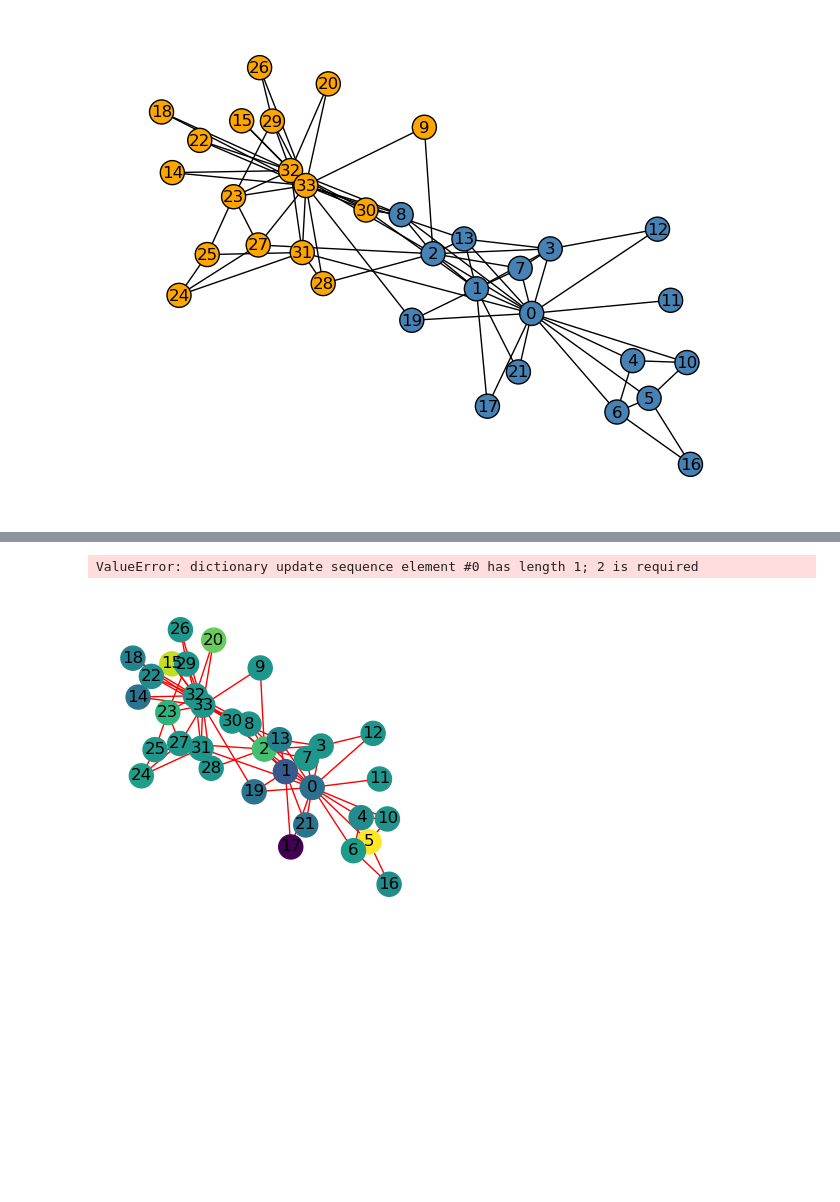
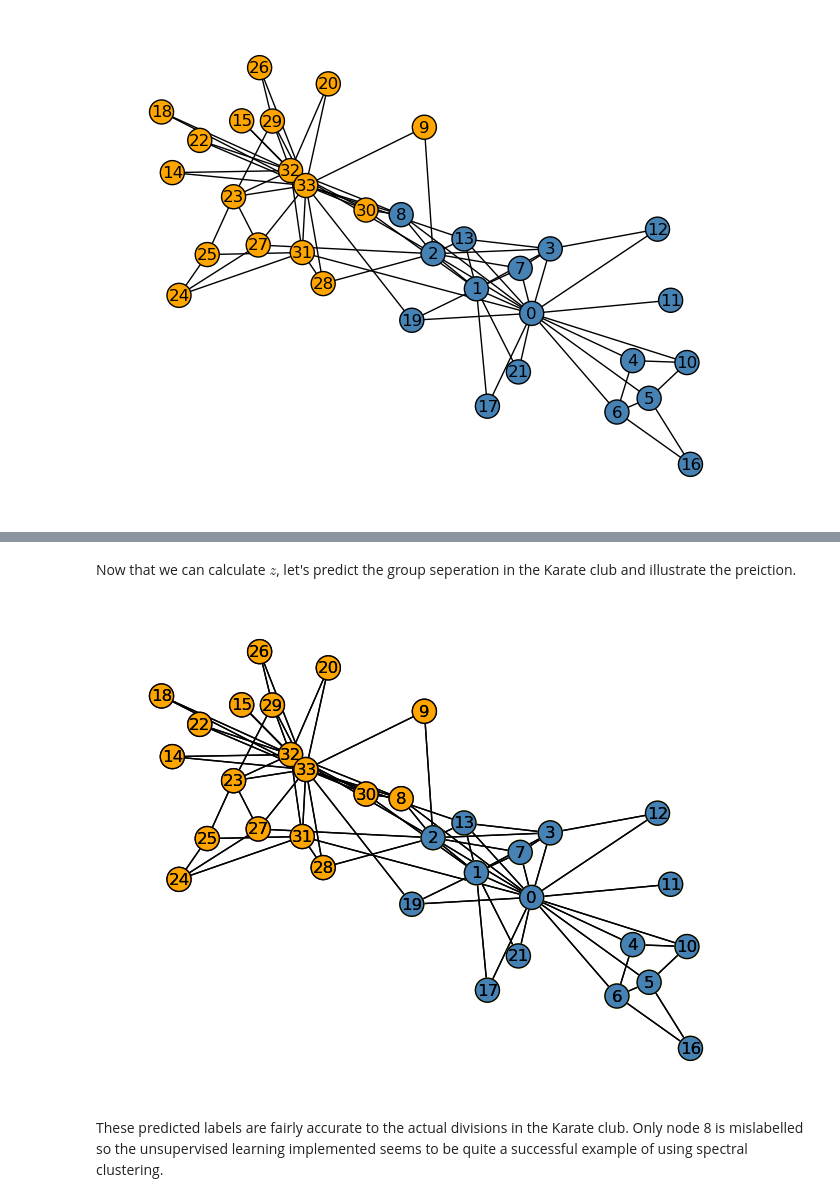
Before and after one commit to kate-kenny/kate-kenny.github.io, a Jupyter notebook: posts/blog7/Unsupervised Learning.ipynb, the cells around one changed output, grey strips where cells are left out. Drawn from its saved outputs; the diff is of its cells as text; code cells hidden in the pictures; blank space fills up the shorter version.

Commit message:
unsupervised learning blog

```diff
--- a/posts/blog7/Unsupervised Learning.ipynb
+++ b/posts/blog7/Unsupervised Learning.ipynb
@@ -162,61 +185,31 @@ def spectral_clustering(G):
     D = np.diag(diag)
 
     #calculate L
-    L = (np.linalg.inv(D))@(A - D)
+    L = (np.linalg.inv(D))@(D - A)
 
     #compute eigenvalues and corresponding eigenvectors
     eigs, eig_vecs = np.linalg.eig(L)
 
     #delete min eigenvalue and corresponding eigenvector
-    eigs2 = np.delete(eigs, np.argmin(eigs))
-    eig_vecs2 = np.delete(eig_vecs, np.argmin(eigs), 0)
+    eigs2 = np.delete(eigs, np.argmin(eigs, axis= None), 0)
+    eig_vecs2 = np.delete(eig_vecs, np.argmin(eigs), 1)
 
-    z = eig_vecs[np.argmin(eigs2)]
+    z = eig_vecs2[:, np.argmin(eigs2)]
     return z
 
 #create labels based on z and plot graph
-
-clubs = nx.get_node_attributes(G, "club")
-
-def make_attributes(G, z):
-    labels = {}
-    for i in G.nodes():
-        labels[i] = "group2" if z[i] != z[0] else "group1"
-    return nx.set_node_attributes(G, labels)
-
-print(make_attributes(G, spectral_clustering(G)))
-
-colors = ["red" if z[i] != z[j] else "grey" for i, j in G.edges()]
-
-nx.draw(G, layout,
-        with_labels=True,
-        node_color = ["orange" if clubs[i] == "Officer" else "steelblue" for i in G.nodes()],
-        edgecolors = "black" # confusingly, this is the color of node borders, not of edges
-        )
-
-nx.draw(G, layout,
-        with_labels=True,
-        node_color = spectral_clustering(G),
-        edgecolors = "black" # confusingly, this is the color of node borders, not of edges
-        )
-# %% [output]
-ValueError: dictionary update sequence element #0 has length 1; 2 is required
+# %% [markdown]
+Now that we can calculate $z$, let's predict the group seperation in the Karate club and illustrate the preiction.
 # %%
-def plot_graph(G, z = None, ax = None, show_edge_cuts = True):
-    if z is None:
-        nx.draw(G, layout, alpha = .4, node_color = "grey", node_size = 20, ax = ax)
-    else:
-        if show_edge_cuts:
-            colors = ["red" if z[i] != z[j] else "grey" for i, j in G.edges()]
-            widths = [2 if z[i] != z[j] else 1 for i, j in G.edges()]
-        else:
-            colors = "black"
-            widths = 1
+z_ = spectral_clustering(G) > 0
+plot_graph(G, z=z_)
 
-        nx.draw(G, layout, with_labels=True, node_color = z, edge_color = colors)
-
-fig, ax = plt.subplots(figsize = (4, 4))
-
-plot_graph(G, z=spectral_clustering(G))
+nx.draw(G, layout,
+        with_labels=True,
+        node_color = ["steelblue" if z_[i] == 1 else "orange" for i in G.nodes()],
+        edgecolors = "black"
+        )
 # %% [output]
-[figure, old version]
+[figure, new version]
+# %% [markdown]
+These predicted labels are fairly accurate to the actual divisions in the Karate club. Only node 8 is mislabelled so the unsupervised learning implemented seems to be quite a successful example of using spectral clustering.
```
Also changed, not shown: parts of 1 cell of this notebook, 4 other files.
